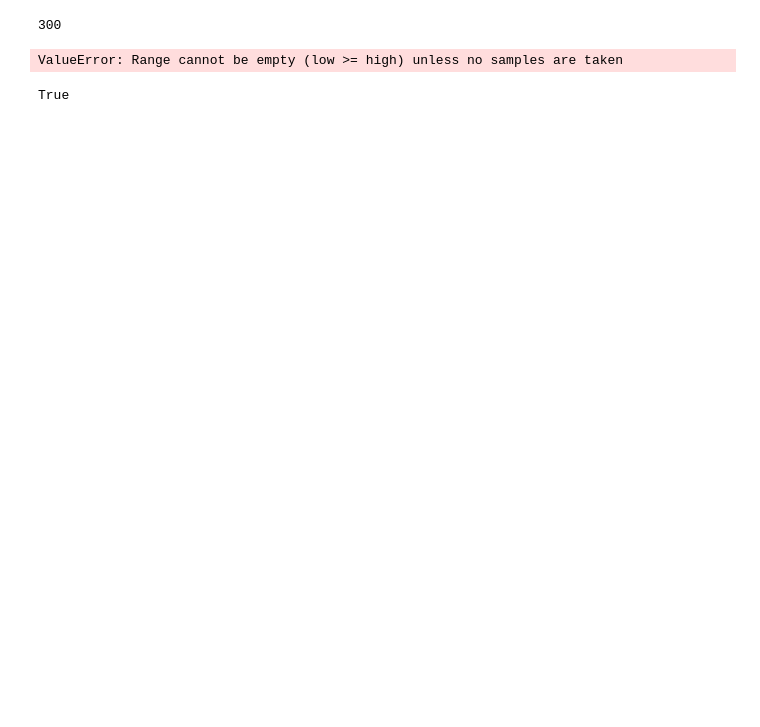
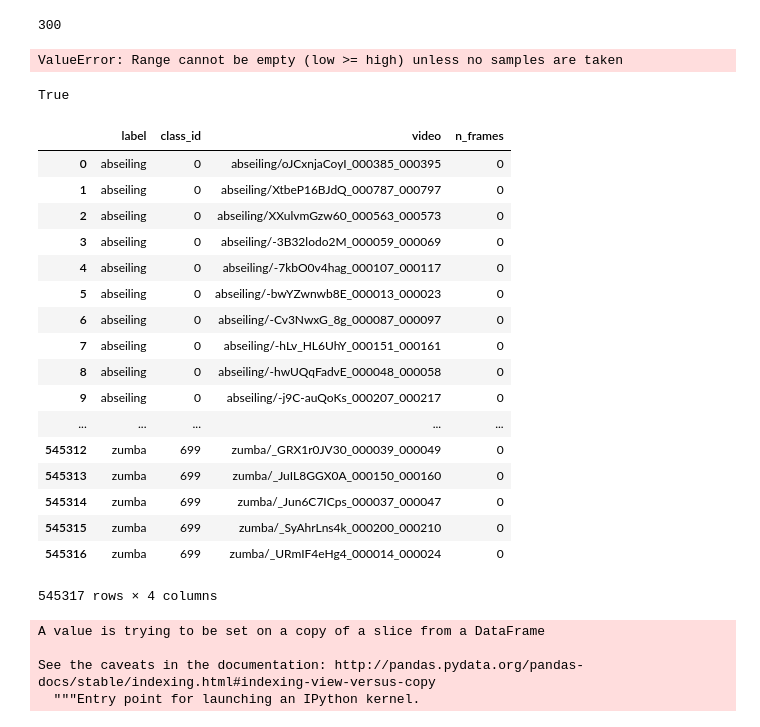
Before and after one commit to yiskw713/video_feature_extractor, a Jupyter notebook: Untitled.ipynb, the cells around one changed output. Drawn from its saved outputs; the diff is of its cells as text; code cells hidden in the pictures; blank space fills up the shorter version.

```diff
--- a/Untitled.ipynb
+++ b/Untitled.ipynb
@@ -31,0 +34,30 @@ True
+# %%
+df = pd.read_csv('./dataset/kinetics_700_train.csv')
+# %%
+df
+# %% [output]
+|  | label | class_id | video | n_frames |
+| 0 | abseiling | 0 | abseiling/oJCxnjaCoyI_000385_000395 | 0 |
+| 1 | abseiling | 0 | abseiling/XtbeP16BJdQ_000787_000797 | 0 |
+| 2 | abseiling | 0 | abseiling/XXulvmGzw60_000563_000573 | 0 |
+| 3 | abseiling | 0 | abseiling/-3B32lodo2M_000059_000069 | 0 |
+| 4 | abseiling | 0 | abseiling/-7kbO0v4hag_000107_000117 | 0 |
+| 5 | abseiling | 0 | abseiling/-bwYZwnwb8E_000013_000023 | 0 |
+| 6 | abseiling | 0 | abseiling/-Cv3NwxG_8g_000087_000097 | 0 |
+| 7 | abseiling | 0 | abseiling/-hLv_HL6UhY_000151_000161 | 0 |
+| 8 | abseiling | 0 | abseiling/-hwUQqFadvE_000048_000058 | 0 |
+| 9 | abseiling | 0 | abseiling/-j9C-auQoKs_000207_000217 | 0 |
+| ... | ... | ... | ... | ... |
+| 545312 | zumba | 699 | zumba/_GRX1r0JV30_000039_000049 | 0 |
+| 545313 | zumba | 699 | zumba/_JuIL8GGX0A_000150_000160 | 0 |
+| 545314 | zumba | 699 | zumba/_Jun6C7ICps_000037_000047 | 0 |
+| 545315 | zumba | 699 | zumba/_SyAhrLns4k_000200_000210 | 0 |
+| 545316 | zumba | 699 | zumba/_URmIF4eHg4_000014_000024 | 0 |
+545317 rows × 4 columns
+# %%
+df['n_frames'][0] = 100
+# %% [output]
+A value is trying to be set on a copy of a slice from a DataFrame
+
+See the caveats in the documentation: http://pandas.pydata.org/pandas-docs/stable/indexing.html#indexing-view-versus-copy
+  """Entry point for launching an IPython kernel.
```
Also changed, not shown: parts of 2 cells of this notebook, 1 other file.
